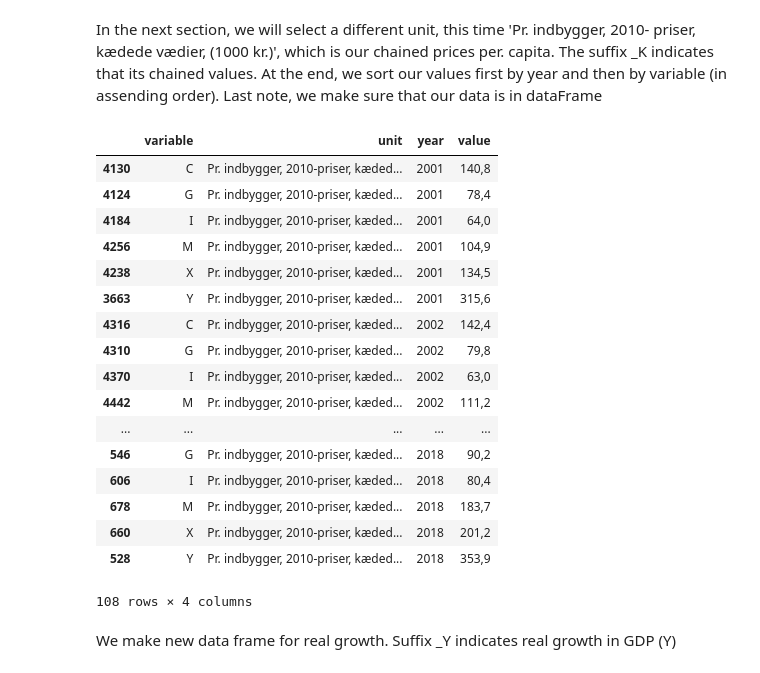
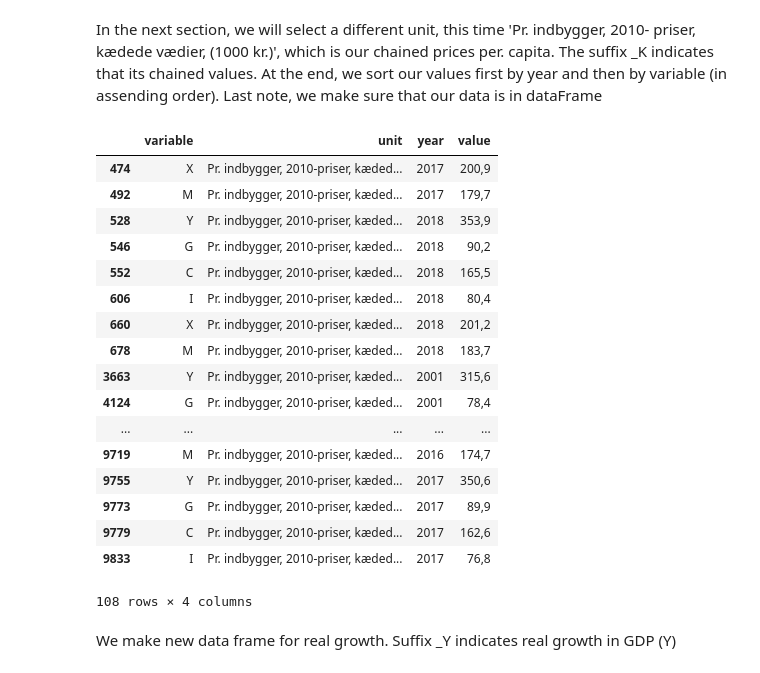
Before and after one commit to NumEconCopenhagen/projects-2019-nikita-jonas-allan, a Jupyter notebook: dataproject/codeDataProject-1.ipynb, the cells around one changed output. Cells and saved outputs as stored; diff of their text form; code cells hidden in the pictures.

```diff
--- a/dataproject/codeDataProject-1.ipynb
+++ b/dataproject/codeDataProject-1.ipynb
@@ -79,33 +98,35 @@ Last note, we make sure that our data is in dataFrame
 # %%
 nan1 = nan1[Y]
 df=pd.DataFrame(data=nan1)
 df.sort_values(by=["year","variable"])
 
 
 X = nan2["year"]>2000
 nan2 = nan2[X]
 Y=nan2["unit"]=="Pr. indbygger, 2010-priser, kædede værdier, (1000 kr.)"
 nan2 = nan2[Y]
 df_K=pd.DataFrame(data=nan2)
+#df_K["value"]=df_K["value"].str.replace(",",".").astype(float)
 df_K.sort_values(by=["year","variable"])
+df_K
 # %% [output]
 |  | variable | unit | year | value |
-| 4130 | C | Pr. indbygger, 2010-priser, kæded... | 2001 | 140,8 |
+| 474 | X | Pr. indbygger, 2010-priser, kæded... | 2017 | 200,9 |
+| 492 | M | Pr. indbygger, 2010-priser, kæded... | 2017 | 179,7 |
+| 528 | Y | Pr. indbygger, 2010-priser, kæded... | 2018 | 353,9 |
+| 546 | G | Pr. indbygger, 2010-priser, kæded... | 2018 | 90,2 |
+| 552 | C | Pr. indbygger, 2010-priser, kæded... | 2018 | 165,5 |
+| 606 | I | Pr. indbygger, 2010-priser, kæded... | 2018 | 80,4 |
+| 660 | X | Pr. indbygger, 2010-priser, kæded... | 2018 | 201,2 |
+| 678 | M | Pr. indbygger, 2010-priser, kæded... | 2018 | 183,7 |
+| 3663 | Y | Pr. indbygger, 2010-priser, kæded... | 2001 | 315,6 |
 | 4124 | G | Pr. indbygger, 2010-priser, kæded... | 2001 | 78,4 |
-| 4184 | I | Pr. indbygger, 2010-priser, kæded... | 2001 | 64,0 |
-| 4256 | M | Pr. indbygger, 2010-priser, kæded... | 2001 | 104,9 |
-| 4238 | X | Pr. indbygger, 2010-priser, kæded... | 2001 | 134,5 |
-| 3663 | Y | Pr. indbygger, 2010-priser, kæded... | 2001 | 315,6 |
-| 4316 | C | Pr. indbygger, 2010-priser, kæded... | 2002 | 142,4 |
-| 4310 | G | Pr. indbygger, 2010-priser, kæded... | 2002 | 79,8 |
-| 4370 | I | Pr. indbygger, 2010-priser, kæded... | 2002 | 63,0 |
-| 4442 | M | Pr. indbygger, 2010-priser, kæded... | 2002 | 111,2 |
 | ... | ... | ... | ... | ... |
-| 546 | G | Pr. indbygger, 2010-priser, kæded... | 2018 | 90,2 |
-| 606 | I | Pr. indbygger, 2010-priser, kæded... | 2018 | 80,4 |
-| 678 | M | Pr. indbygger, 2010-priser, kæded... | 2018 | 183,7 |
-| 660 | X | Pr. indbygger, 2010-priser, kæded... | 2018 | 201,2 |
-| 528 | Y | Pr. indbygger, 2010-priser, kæded... | 2018 | 353,9 |
+| 9719 | M | Pr. indbygger, 2010-priser, kæded... | 2016 | 174,7 |
+| 9755 | Y | Pr. indbygger, 2010-priser, kæded... | 2017 | 350,6 |
+| 9773 | G | Pr. indbygger, 2010-priser, kæded... | 2017 | 89,9 |
+| 9779 | C | Pr. indbygger, 2010-priser, kæded... | 2017 | 162,6 |
+| 9833 | I | Pr. indbygger, 2010-priser, kæded... | 2017 | 76,8 |
 108 rows × 4 columns
 # %% [markdown]
 We make new data frame for real growth. Suffix _Y indicates real growth in GDP (Y)
```
Also changed, not shown: parts of 17 cells of this notebook.
